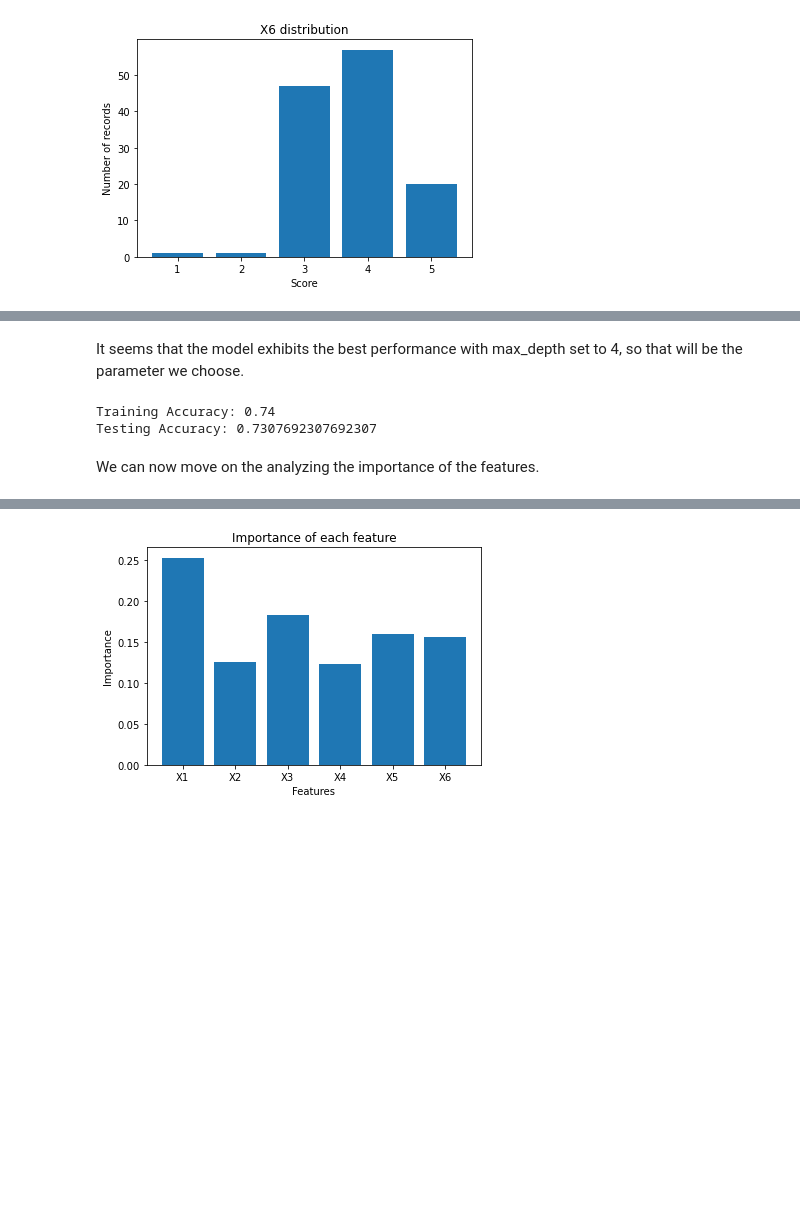
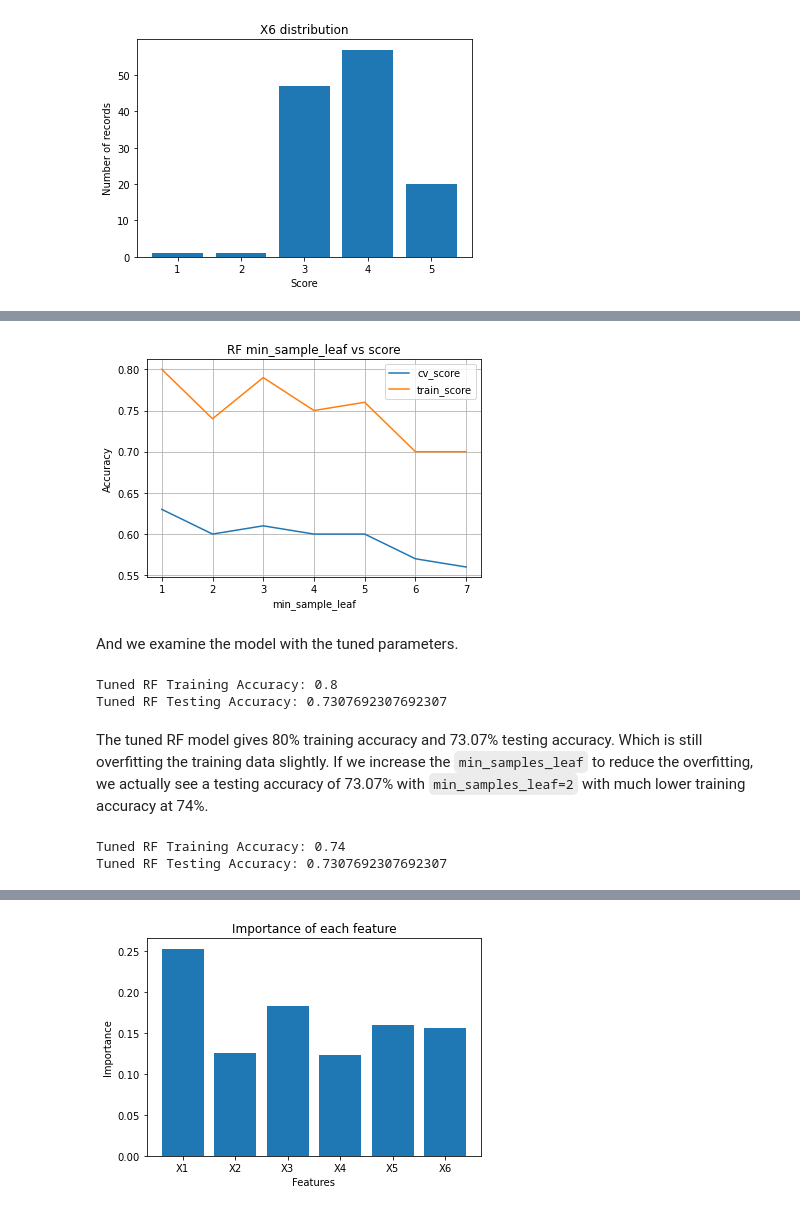
Before and after one commit to XO-Appleton/HQs2Jpert8xJYml8, a Jupyter notebook: HappyCustomers.ipynb, the cells around one changed output, grey strips where cells are left out. Drawn from its saved outputs; the diff is of its cells as text; code cells hidden in the pictures; blank space fills up the shorter version.

```diff
--- a/HappyCustomers.ipynb
+++ b/HappyCustomers.ipynb
@@ -105,14 +230,45 @@ plt.show()
+# %%
+msls = np.arange(1,8)
+cv_scores = []
+training_scores = []
+
+for msl in msls:
+    rf = RandomForestClassifier(n_estimators=50, max_depth=4, min_samples_leaf=msl,
+                                random_state=22)
+    cv_scores.append(np.mean(cross_val_score(rf, X_train, y_train, cv=5)))
+    rf.fit(X_train, y_train)
+    training_scores.append(rf.score(X_train, y_train))
+
+plt.figure()
+plt.plot(msls, cv_scores, label='cv_score')
+plt.plot(msls, training_scores, label='train_score')
+plt.title('RF min_sample_leaf vs score')
+plt.xlabel('min_sample_leaf')
+plt.ylabel('Accuracy')
+plt.grid()
+plt.legend()
+plt.show()
+# %% [output]
+[figure, added]
 # %% [markdown]
-It seems that the model exhibits the best performance with max_depth set to 4, so that will be the parameter we choose.
+And we examine the model with the tuned parameters.
 # %%
-from sklearn.ensemble import RandomForestClassifier
-rf = RandomForestClassifier(n_estimators=50, max_depth=4, min_samples_leaf=2,
+rf = RandomForestClassifier(n_estimators=50, max_depth=4, min_samples_leaf=1,
                         random_state=22)
 rf.fit(X_train, y_train)
-print(f'Training Accuracy: {rf.score(X_train, y_train)}')
-print(f'Testing Accuracy: {rf.score(X_test, y_test)}')
+print(f'Tuned RF Training Accuracy: {rf.score(X_train, y_train)}')
+print(f'Tuned RF Testing Accuracy: {rf.score(X_test, y_test)}')
 # %% [output]
-Training Accuracy: 0.74
-Testing Accuracy: 0.7307692307692307
+Tuned RF Training Accuracy: 0.8
+Tuned RF Testing Accuracy: 0.7307692307692307
-# %% [markdown]
-We can now move on the analyzing the importance of the features.
+# %% [markdown]
+The tuned RF model gives 80% training accuracy and 73.07% testing accuracy. Which is still overfitting the training data slightly. If we increase the `min_samples_leaf` to reduce the overfitting, we actually see a testing accuracy of 73.07% with `min_samples_leaf=2` with much lower training accuracy at 74%.
+# %%
+rf = RandomForestClassifier(n_estimators=50, max_depth=4, min_samples_leaf=2,
+                        random_state=22)
+rf.fit(X_train, y_train)
+print(f'Tuned RF Training Accuracy: {rf.score(X_train, y_train)}')
+print(f'Tuned RF Testing Accuracy: {rf.score(X_test, y_test)}')
+# %% [output]
+Tuned RF Training Accuracy: 0.74
+Tuned RF Testing Accuracy: 0.7307692307692307
```
Also changed, not shown: parts of 48 cells of this notebook.
